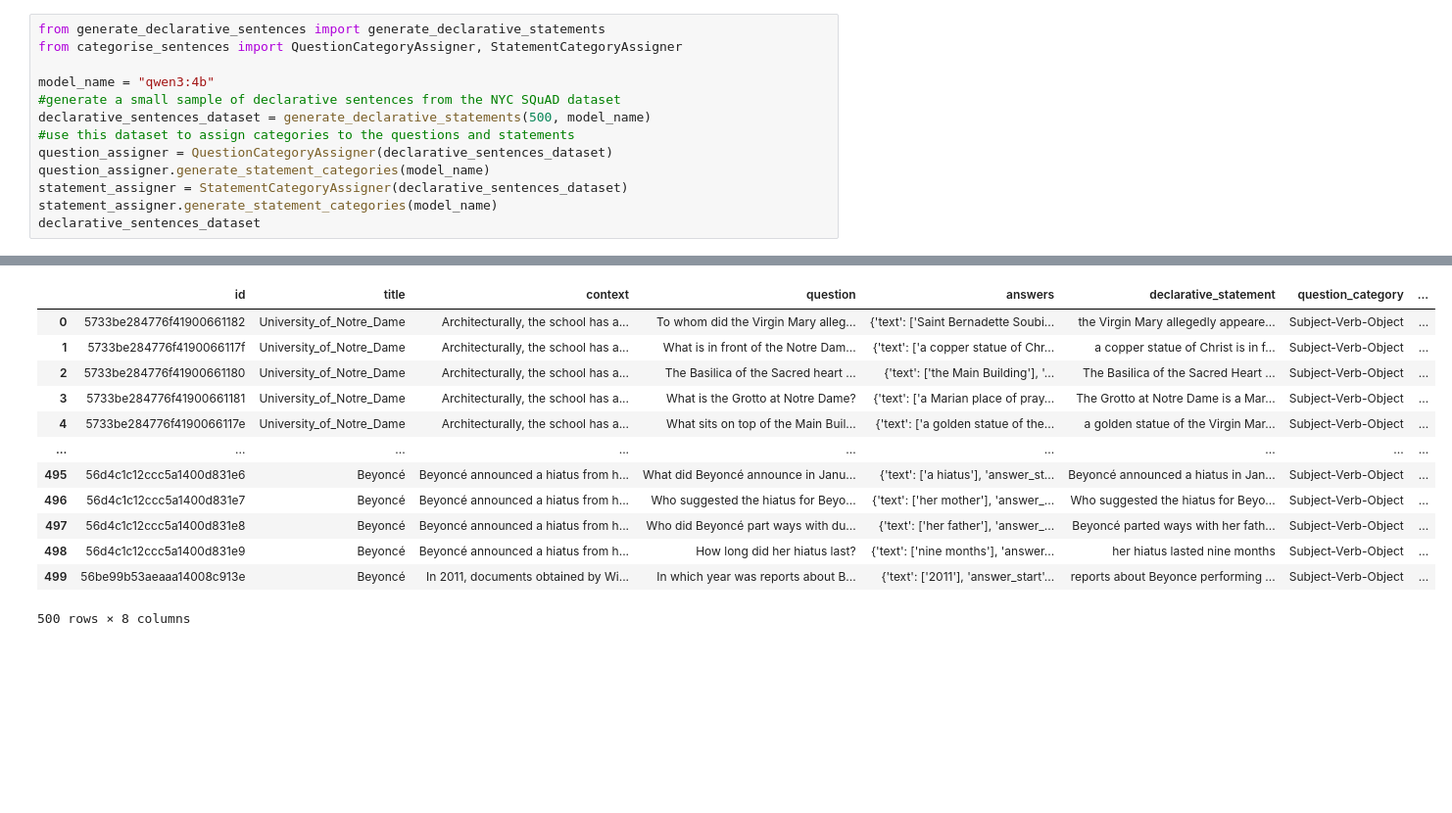
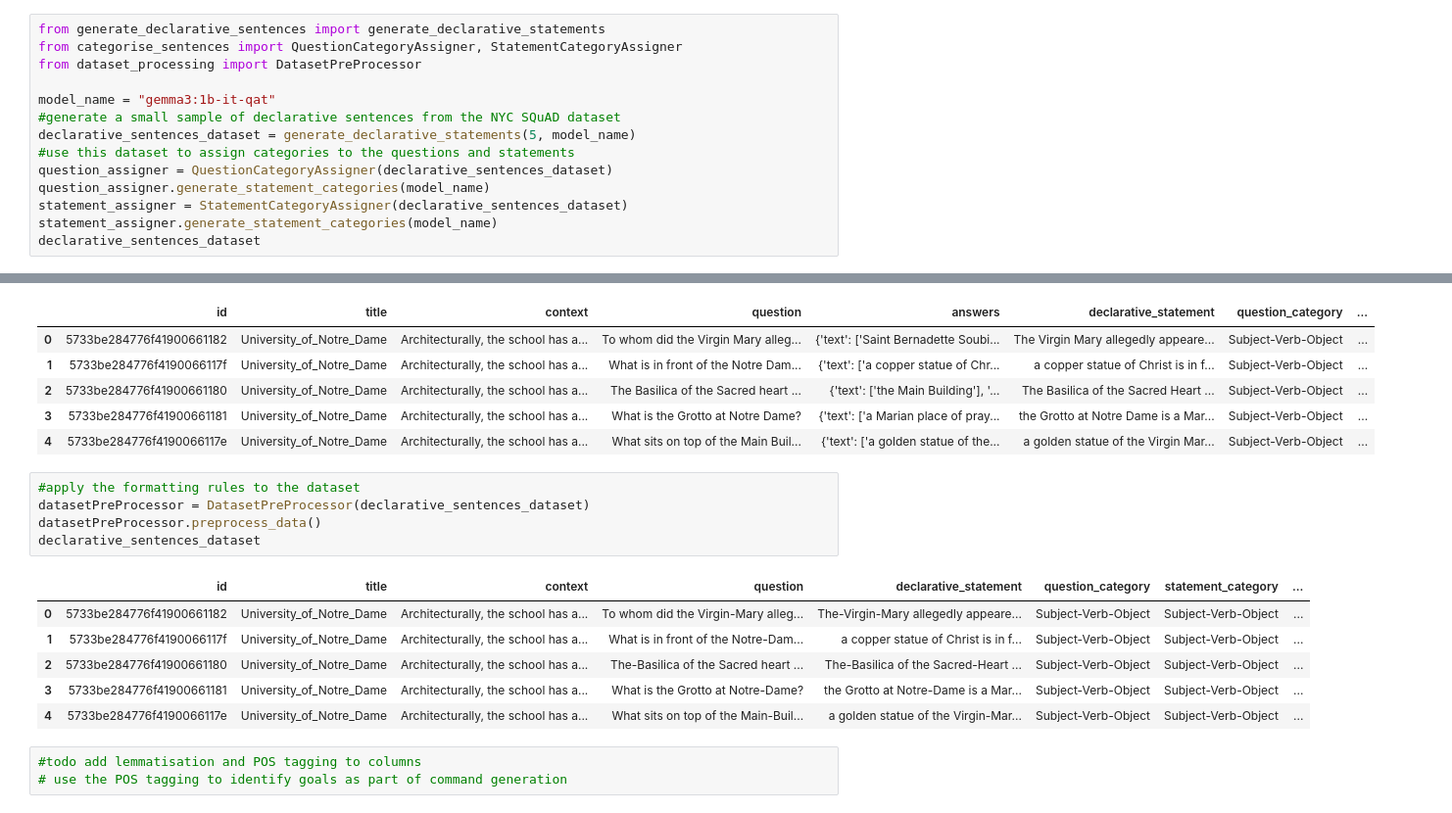
Before and after one commit to cjwalmsley/Training-and-evaluating-cognitive-language-models, a Jupyter notebook: pipeline.ipynb, the cells around one changed output, grey strips where cells are left out. Shown: that part at 98% size. Drawn from its saved outputs; the diff is of its cells as text; blank space fills up the shorter version.

Commit message:
added data formatting to pipeline script

```diff
--- a/pipeline.ipynb
+++ b/pipeline.ipynb
@@ -1,10 +1,11 @@
 # %%
 from generate_declarative_sentences import generate_declarative_statements
 from categorise_sentences import QuestionCategoryAssigner, StatementCategoryAssigner
+from dataset_processing import DatasetPreProcessor
 
-model_name = "qwen3:4b"
+model_name = "gemma3:1b-it-qat"
 #generate a small sample of declarative sentences from the NYC SQuAD dataset
-declarative_sentences_dataset = generate_declarative_statements(500, model_name)
+declarative_sentences_dataset = generate_declarative_statements(5, model_name)
 #use this dataset to assign categories to the questions and statements
 question_assigner = QuestionCategoryAssigner(declarative_sentences_dataset)
 question_assigner.generate_statement_categories(model_name)
@@ -32,13 +33,21 @@ declarative_sentences_dataset
 |  | id | title | context | question | answers | declarative_statement | question_category | ... |
-| 0 | 5733be284776f41900661182 | University_of_Notre_Dame | Architecturally, the school has a... | To whom did the Virgin Mary alleg... | {'text': ['Saint Bernadette Soubi... | the Virgin Mary allegedly appeare... | Subject-Verb-Object | ... |
+| 0 | 5733be284776f41900661182 | University_of_Notre_Dame | Architecturally, the school has a... | To whom did the Virgin Mary alleg... | {'text': ['Saint Bernadette Soubi... | The Virgin Mary allegedly appeare... | Subject-Verb-Object | ... |
 | 1 | 5733be284776f4190066117f | University_of_Notre_Dame | Architecturally, the school has a... | What is in front of the Notre Dam... | {'text': ['a copper statue of Chr... | a copper statue of Christ is in f... | Subject-Verb-Object | ... |
 | 2 | 5733be284776f41900661180 | University_of_Notre_Dame | Architecturally, the school has a... | The Basilica of the Sacred heart ... | {'text': ['the Main Building'], '... | The Basilica of the Sacred Heart ... | Subject-Verb-Object | ... |
-| 3 | 5733be284776f41900661181 | University_of_Notre_Dame | Architecturally, the school has a... | What is the Grotto at Notre Dame? | {'text': ['a Marian place of pray... | The Grotto at Notre Dame is a Mar... | Subject-Verb-Object | ... |
+| 3 | 5733be284776f41900661181 | University_of_Notre_Dame | Architecturally, the school has a... | What is the Grotto at Notre Dame? | {'text': ['a Marian place of pray... | the Grotto at Notre Dame is a Mar... | Subject-Verb-Object | ... |
 | 4 | 5733be284776f4190066117e | University_of_Notre_Dame | Architecturally, the school has a... | What sits on top of the Main Buil... | {'text': ['a golden statue of the... | a golden statue of the Virgin Mar... | Subject-Verb-Object | ... |
-| ... | ... | ... | ... | ... | ... | ... | ... | ... |
-| 495 | 56d4c1c12ccc5a1400d831e6 | Beyoncé | Beyoncé announced a hiatus from h... | What did Beyoncé announce in Janu... | {'text': ['a hiatus'], 'answer_st... | Beyoncé announced a hiatus in Jan... | Subject-Verb-Object | ... |
-| 496 | 56d4c1c12ccc5a1400d831e7 | Beyoncé | Beyoncé announced a hiatus from h... | Who suggested the hiatus for Beyo... | {'text': ['her mother'], 'answer_... | Who suggested the hiatus for Beyo... | Subject-Verb-Object | ... |
-| 497 | 56d4c1c12ccc5a1400d831e8 | Beyoncé | Beyoncé announced a hiatus from h... | Who did Beyoncé part ways with du... | {'text': ['her father'], 'answer_... | Beyoncé parted ways with her fath... | Subject-Verb-Object | ... |
-| 498 | 56d4c1c12ccc5a1400d831e9 | Beyoncé | Beyoncé announced a hiatus from h... | How long did her hiatus last? | {'text': ['nine months'], 'answer... | her hiatus lasted nine months | Subject-Verb-Object | ... |
-| 499 | 56be99b53aeaaa14008c913e | Beyoncé | In 2011, documents obtained by Wi... | In which year was reports about B... | {'text': ['2011'], 'answer_start'... | reports about Beyonce performing ... | Subject-Verb-Object | ... |
-500 rows × 8 columns
+# %%
+#apply the formatting rules to the dataset
+datasetPreProcessor = DatasetPreProcessor(declarative_sentences_dataset)
+datasetPreProcessor.preprocess_data()
+declarative_sentences_dataset
+# %% [output]
+|  | id | title | context | question | declarative_statement | question_category | statement_category | ... |
+| 0 | 5733be284776f41900661182 | University_of_Notre_Dame | Architecturally, the school has a... | To whom did the Virgin-Mary alleg... | The-Virgin-Mary allegedly appeare... | Subject-Verb-Object | Subject-Verb-Object | ... |
+| 1 | 5733be284776f4190066117f | University_of_Notre_Dame | Architecturally, the school has a... | What is in front of the Notre-Dam... | a copper statue of Christ is in f... | Subject-Verb-Object | Subject-Verb-Object | ... |
+| 2 | 5733be284776f41900661180 | University_of_Notre_Dame | Architecturally, the school has a... | The-Basilica of the Sacred heart ... | The-Basilica of the Sacred-Heart ... | Subject-Verb-Object | Subject-Verb-Object | ... |
+| 3 | 5733be284776f41900661181 | University_of_Notre_Dame | Architecturally, the school has a... | What is the Grotto at Notre-Dame? | the Grotto at Notre-Dame is a Mar... | Subject-Verb-Object | Subject-Verb-Object | ... |
+| 4 | 5733be284776f4190066117e | University_of_Notre_Dame | Architecturally, the school has a... | What sits on top of the Main-Buil... | a golden statue of the Virgin-Mar... | Subject-Verb-Object | Subject-Verb-Object | ... |
+# %%
+#todo add lemmatisation and POS tagging to columns
+# use the POS tagging to identify goals as part of command generation
```
Also changed, not shown: parts of 1 cell of this notebook, 4 other files.
